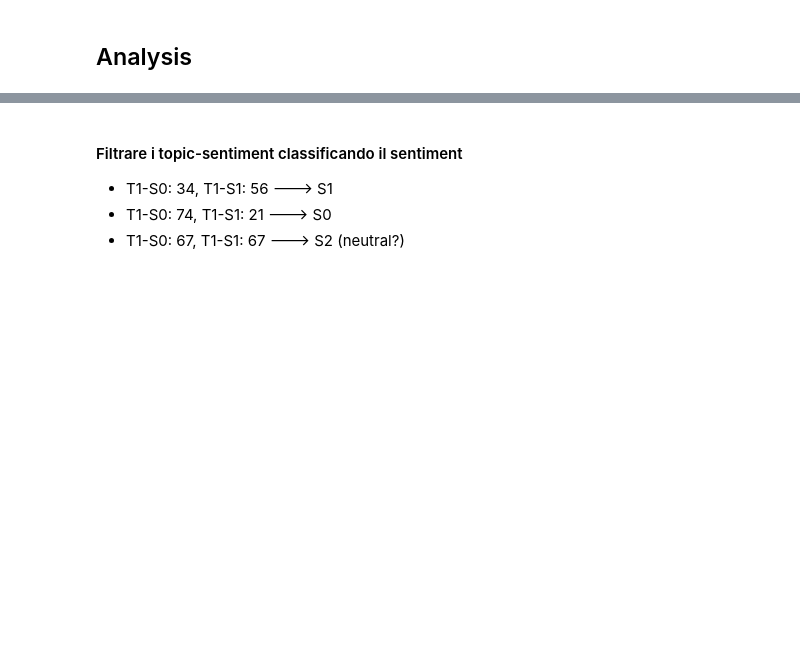
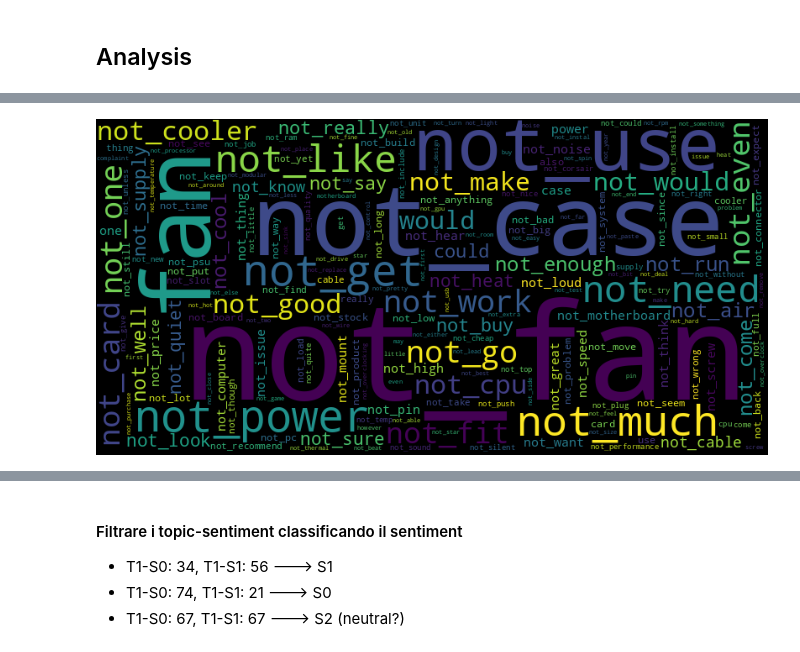
Before and after one commit to saiteki-kai/amazon-reviews, a Jupyter notebook: notebooks/03_asum.ipynb, the cells around one changed output, grey strips where cells are left out. Cells and saved outputs as stored; diff of their text form; code cells hidden in the pictures; blank space fills up the shorter version.

```diff
--- a/notebooks/03_asum.ipynb
+++ b/notebooks/03_asum.ipynb
@@ -181,2 +207,9 @@ wc.to_image()
+# %%
+wc.generate_from_frequencies(
+    dict(zip(phi_df["Unnamed: 0"].values, phi_df["S1-T4"].values))
+)
+wc.to_image()
+# %% [output]
+[figure, added]
 # %%
 theta_df
```
Also changed, not shown: parts of 30 cells of this notebook.
